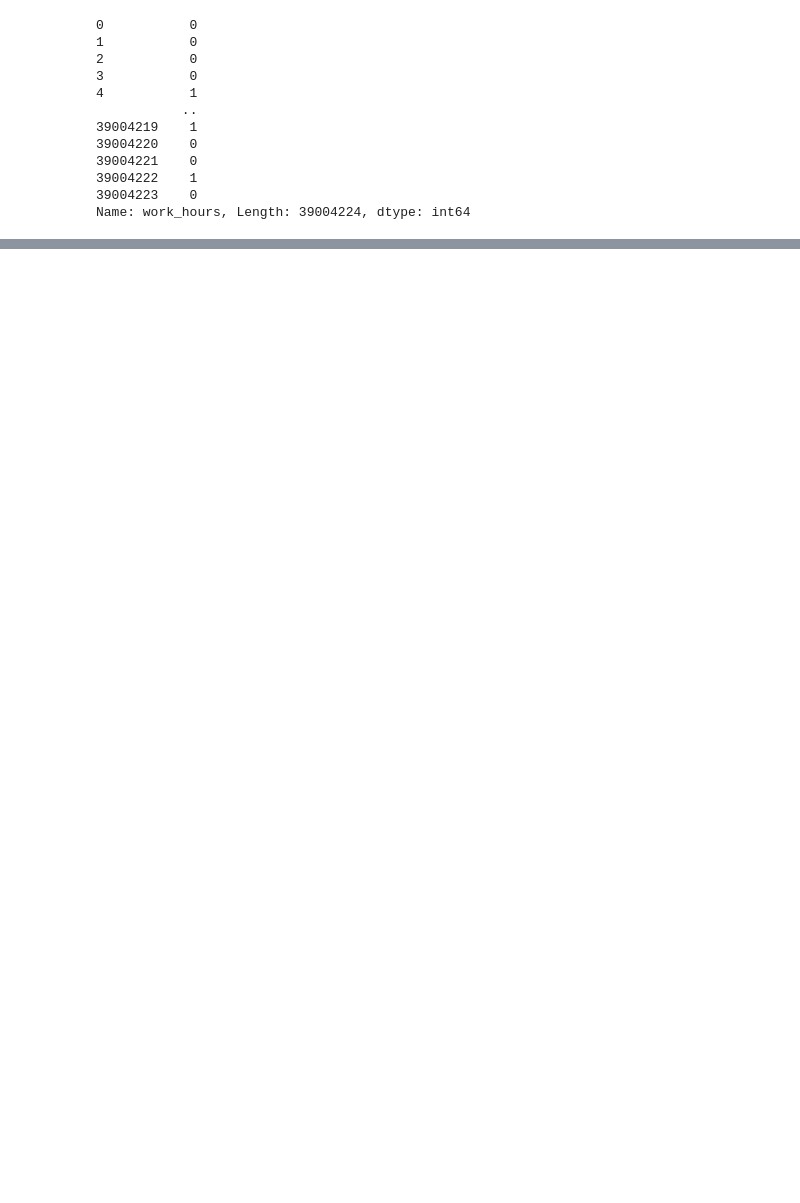
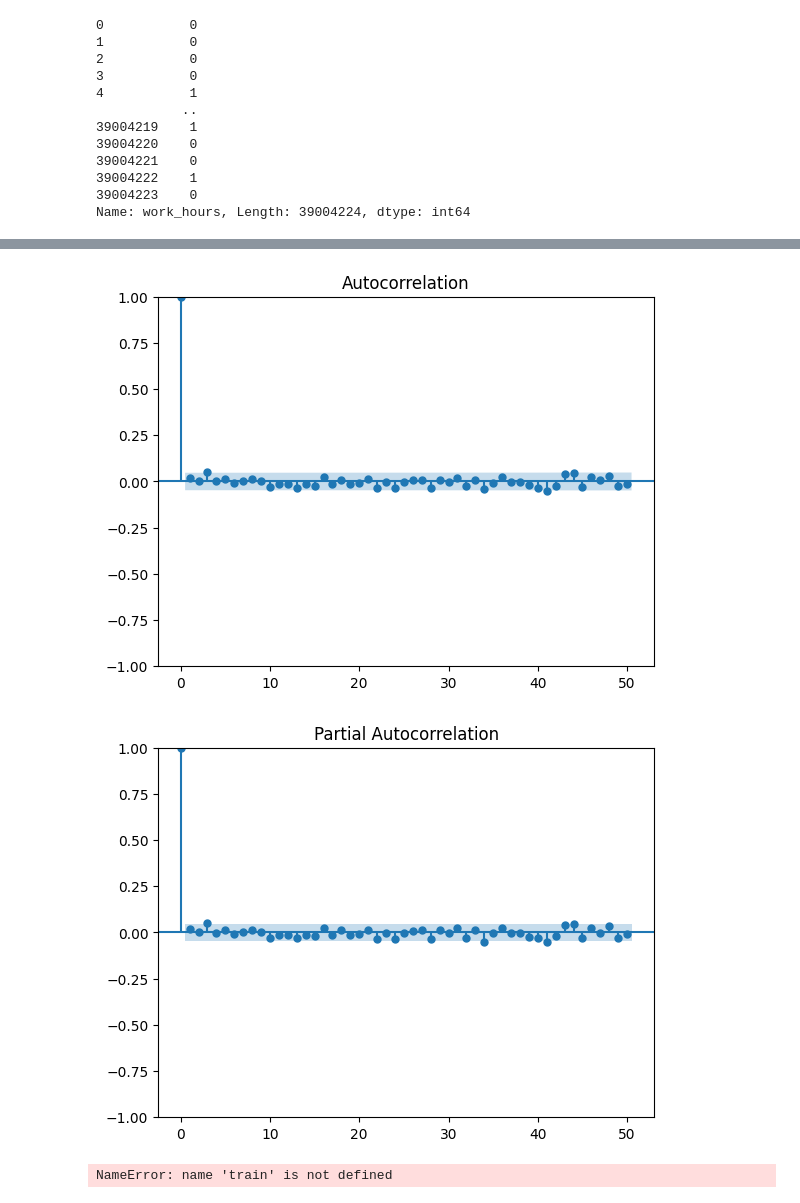
Before and after one commit to ddavidhe/2024CxC, a Jupyter notebook: QuadReal/preprocessing.ipynb, the cells around one changed output, grey strips where cells are left out. Drawn from its saved outputs; the diff is of its cells as text; code cells hidden in the pictures; blank space fills up the shorter version.

Commit message:
SARIMA 4fun

```diff
--- a/QuadReal/preprocessing.ipynb
+++ b/QuadReal/preprocessing.ipynb
@@ -115,0 +119,42 @@ plt.show
+# %%
+
+# ACF AND PACF to determine autoregressive term (p) and moving averages term (q)
+
+time_series_data = filtered_df[['value']]
+time_series_data.index = pd.to_datetime(filtered_df['date'])
+
+# ACF
+plot_acf(time_series_data['value'], lags = 50)
+plt.show()
+
+# PACF
+plot_pacf(time_series_data['value'], lags = 50)
+plt.show()
+# %% [output]
+[figure, added]
+[figure, added]
+# %%
+# 4funning idk what this is
+time_series_data = filtered_df[['date', 'value']]
+
+time_series_data = time_series_data.set_index('date')
+
+train_size = int(len(time_series_data) * 0.8)
+train, test - time_series_data[:train_size], time_series_data[train_size:]
+
+
+#SARIMA model
+order = (p, d, q, s)
+model = SARIMAX(train, order = order, seasonal_order=(p, d, q, s))
+fit_model = model.fit(disp=False)
+
+#predictions
+start_index = len(train)
+end_index = start_index + len(test) - 1
+predictions = fit_model.predict(start = start_index, end = end_index, dynamic = False)
+
+mse = mean_squared_error(test['value'], predictions)
+
+plt.show()
+# %% [output]
+NameError: name 'train' is not defined
```
Also changed, not shown: parts of 6 cells of this notebook, 1 other file.
